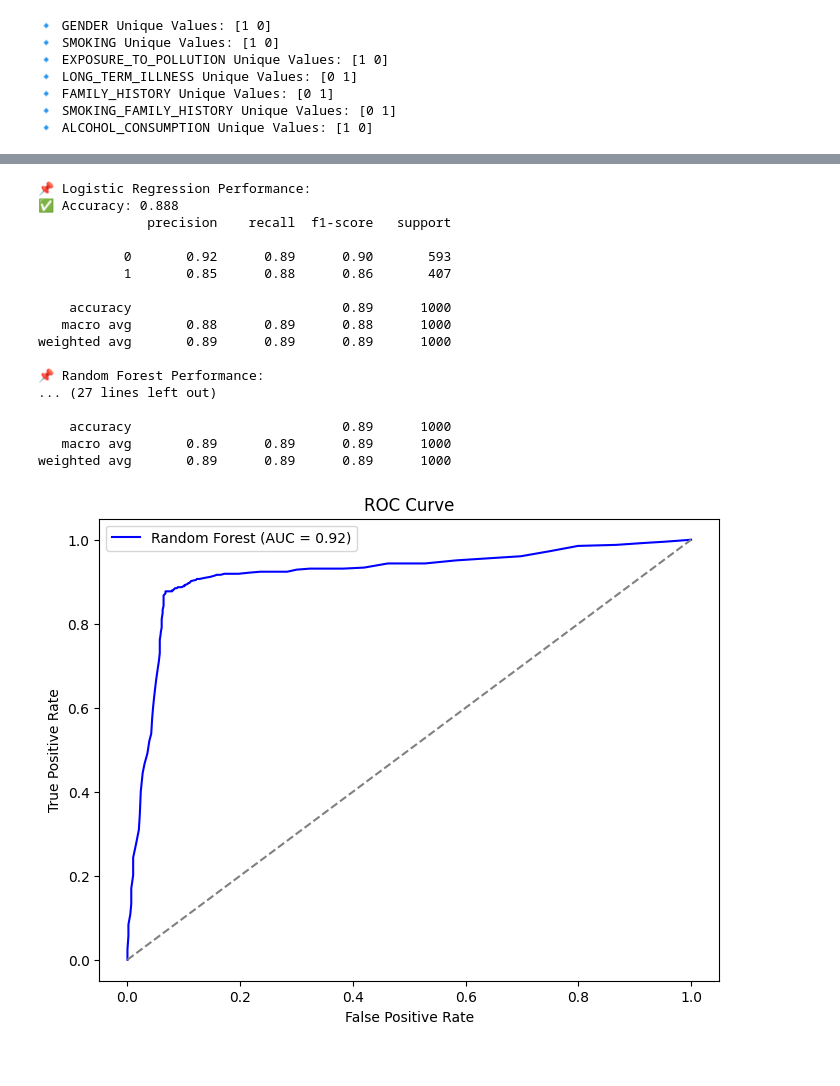
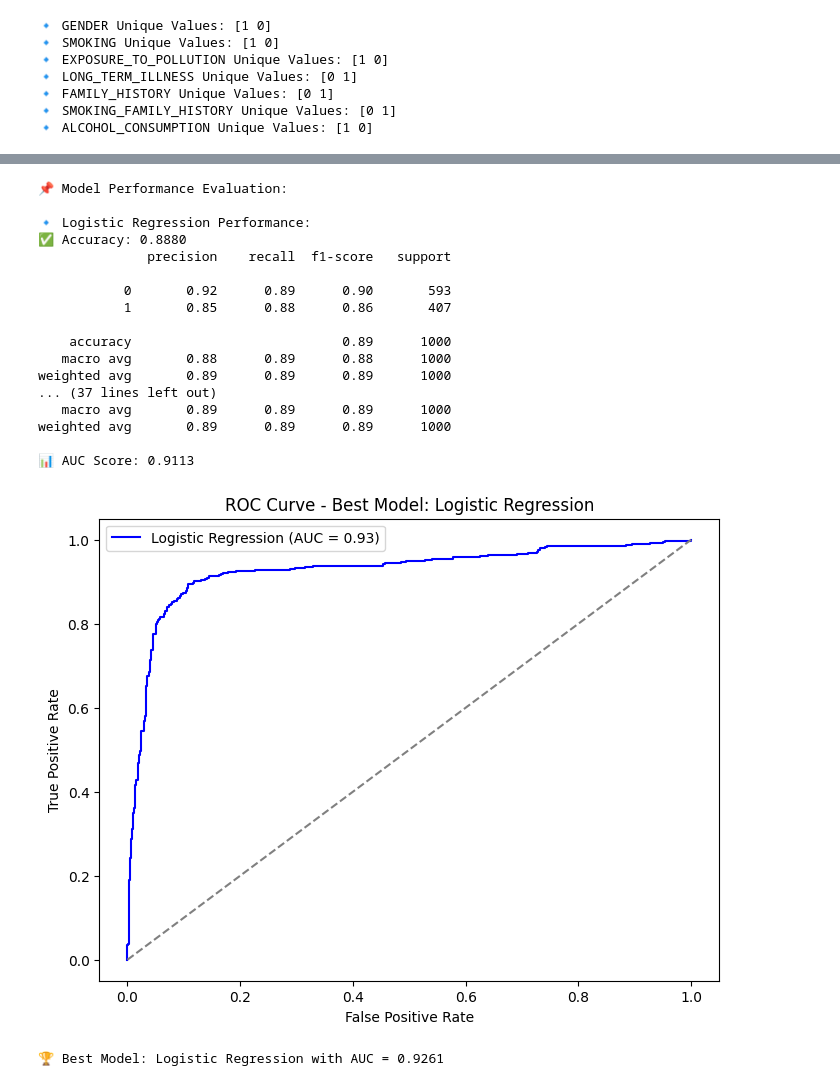
Before and after one commit to Ukandu20/Health-Analytics, a Jupyter notebook: Lung Cancer Prediction & Analysis/lung_cancer_models.ipynb, the cells around one changed output, grey strips where cells are left out. Cells and saved outputs as stored; diff of their text form; code cells hidden in the pictures.

```diff
--- a/Lung Cancer Prediction & Analysis/lung_cancer_models.ipynb
+++ b/Lung Cancer Prediction & Analysis/lung_cancer_models.ipynb
@@ -91,42 +119,70 @@ joblib.dump(xgb_model, '../Assets/Models/xgboost_model.pkl')
 # %%
-models = {'Logistic Regression': log_model, 'Random Forest': rf_model,
-          'SVM': svm_model, 'XGBoost': xgb_model}
+# ✅ Define models dictionary
+models = {
+    "Logistic Regression": log_model,
+    "Random Forest": rf_model,
+    "SVM": svm_model,
+    "XGBoost": xgb_model
+}
 
+# ✅ Evaluate all models
+best_model = None
+best_auc = 0
+
+print("\n📌 Model Performance Evaluation:\n")
 for name, model in models.items():
+    # Make predictions
     y_pred = model.predict(test_features)
-    print(f"📌 {name} Performance:")
-    print("✅ Accuracy:", accuracy_score(test_target, y_pred))
+
+    # Print evaluation metrics
+    print(f"🔹 {name} Performance:")
+    print(f"✅ Accuracy: {accuracy_score(test_target, y_pred):.4f}")
     print(classification_report(test_target, y_pred))
 
-# ROC Curve for Best Model (Random Forest)
-y_prob_rf = rf_model.predict_proba(test_features)[:, 1]
-fpr_rf, tpr_rf, _ = roc_curve(test_target, y_prob_rf)
-roc_auc_rf = auc(fpr_rf, tpr_rf)
+    # Calculate AUC (if model supports probability prediction)
+    if hasattr(model, "predict_proba"):
+        y_prob = model.predict_proba(test_features)[:, 1]
+        fpr, tpr, _ = roc_curve(test_target, y_prob)
+        roc_auc = auc(fpr, tpr)
 
-plt.figure(figsize=(8, 6))
-plt.plot(fpr_rf, tpr_rf, label=f'Random Forest (AUC = {roc_auc_rf:.2f})', color='blue')
-plt.plot([0, 1], [0, 1], linestyle='--', color='grey')
-plt.xlabel('False Positive Rate')
-plt.ylabel('True Positive Rate')
-plt.title('ROC Curve')
-plt.legend()
-plt.show()
+        print(f"📊 AUC Score: {roc_auc:.4f}\n")
+
+        # Track the best model based on AUC
+        if roc_auc > best_auc:
+            best_auc = roc_auc
+            best_model = (name, model, fpr, tpr, roc_auc)
+
+# ✅ ROC Curve for the Best Model
+if best_model:
+    name, model, fpr_best, tpr_best, best_auc = best_model
+
+    plt.figure(figsize=(8, 6))
+    plt.plot(fpr_best, tpr_best, label=f'{name} (AUC = {best_auc:.2f})', color='blue')
+    plt.plot([0, 1], [0, 1], linestyle='--', color='grey')
+    plt.xlabel('False Positive Rate')
+    plt.ylabel('True Positive Rate')
+    plt.title(f'ROC Curve - Best Model: {name}')
+    plt.legend()
+    plt.show()
+
+    print(f"🏆 Best Model: {name} with AUC = {best_auc:.4f}\n")
 # %% [output]
-📌 Logistic Regression Performance:
-✅ Accuracy: 0.888
+📌 Model Performance Evaluation:
+
+🔹 Logistic Regression Performance:
+✅ Accuracy: 0.8880
               precision    recall  f1-score   support
 
            0       0.92      0.89      0.90       593
            1       0.85      0.88      0.86       407
 
     accuracy                           0.89      1000
    macro avg       0.88      0.89      0.88      1000
 weighted avg       0.89      0.89      0.89      1000
-
-📌 Random Forest Performance:
-... (27 lines left out)
-
-    accuracy                           0.89      1000
+... (37 lines left out)
    macro avg       0.89      0.89      0.89      1000
 weighted avg       0.89      0.89      0.89      1000
+
+📊 AUC Score: 0.9113
-[figure, old version]
+[figure, new version]
+🏆 Best Model: Logistic Regression with AUC = 0.9261
```
Also changed, not shown: parts of 3 cells of this notebook, 7 other files.
